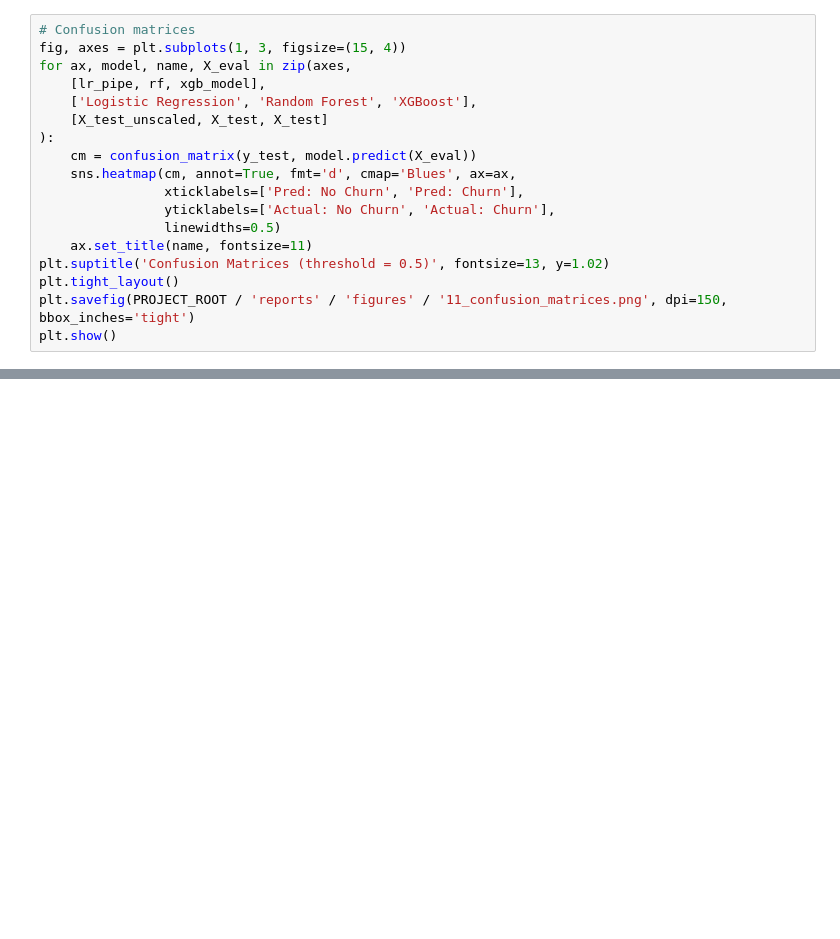
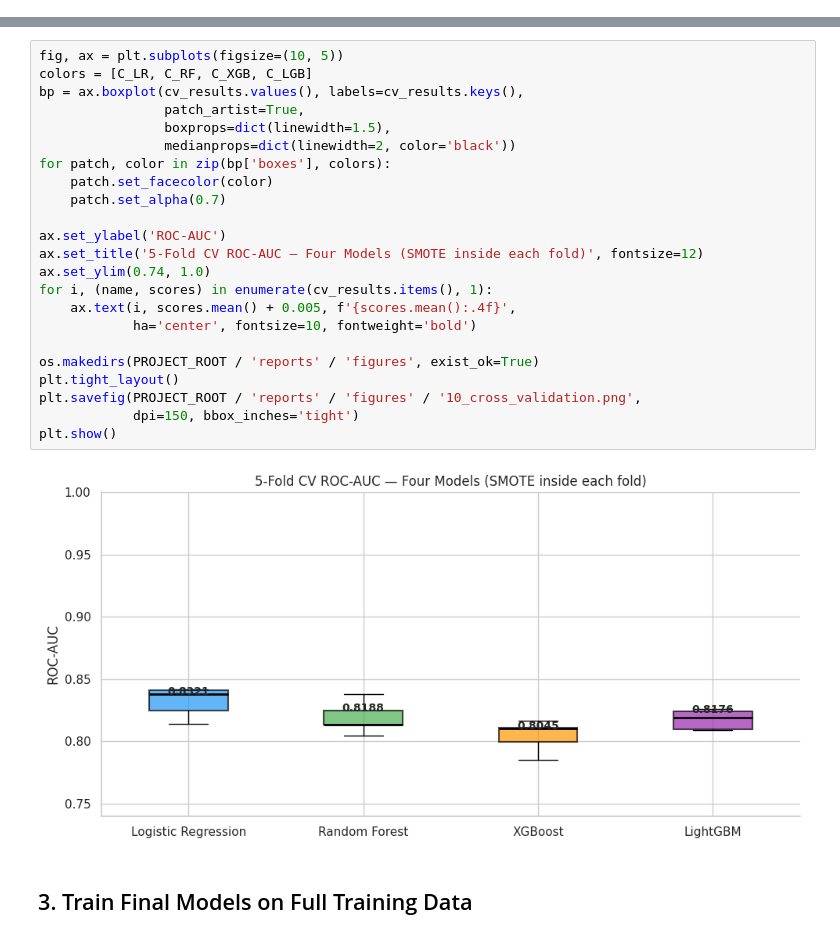
Before and after one commit to Radwan-RIMA/churnx, a Jupyter notebook: notebooks/02_Models_and_Evaluation.ipynb, the cells around one changed output, grey strips where cells are left out. Saved outputs shown, nothing was run; the diff lists cells and outputs as text; blank space fills up the shorter version.

```diff
--- a/notebooks/02_Models_and_Evaluation.ipynb
+++ b/notebooks/02_Models_and_Evaluation.ipynb
@@ -235,18 +0,0 @@ plt.show()
-# %%
-# Confusion matrices
-fig, axes = plt.subplots(1, 3, figsize=(15, 4))
-for ax, model, name, X_eval in zip(axes,
-    [lr_pipe, rf, xgb_model],
-    ['Logistic Regression', 'Random Forest', 'XGBoost'],
-    [X_test_unscaled, X_test, X_test]
-):
-    cm = confusion_matrix(y_test, model.predict(X_eval))
-    sns.heatmap(cm, annot=True, fmt='d', cmap='Blues', ax=ax,
-                xticklabels=['Pred: No Churn', 'Pred: Churn'],
-                yticklabels=['Actual: No Churn', 'Actual: Churn'],
-                linewidths=0.5)
-    ax.set_title(name, fontsize=11)
-plt.suptitle('Confusion Matrices (threshold = 0.5)', fontsize=13, y=1.02)
-plt.tight_layout()
-plt.savefig(PROJECT_ROOT / 'reports' / 'figures' / '11_confusion_matrices.png', dpi=150, bbox_inches='tight')
-plt.show()
@@ -607,0 +216,27 @@ in exchange for a modest recall gap at the cost-optimal threshold.
+# %%
+fig, ax = plt.subplots(figsize=(10, 5))
+colors = [C_LR, C_RF, C_XGB, C_LGB]
+bp = ax.boxplot(cv_results.values(), labels=cv_results.keys(),
+                patch_artist=True,
+                boxprops=dict(linewidth=1.5),
+                medianprops=dict(linewidth=2, color='black'))
+for patch, color in zip(bp['boxes'], colors):
+    patch.set_facecolor(color)
+    patch.set_alpha(0.7)
+
+ax.set_ylabel('ROC-AUC')
+ax.set_title('5-Fold CV ROC-AUC — Four Models (SMOTE inside each fold)', fontsize=12)
+ax.set_ylim(0.74, 1.0)
+for i, (name, scores) in enumerate(cv_results.items(), 1):
+    ax.text(i, scores.mean() + 0.005, f'{scores.mean():.4f}',
+            ha='center', fontsize=10, fontweight='bold')
+
+os.makedirs(PROJECT_ROOT / 'reports' / 'figures', exist_ok=True)
+plt.tight_layout()
+plt.savefig(PROJECT_ROOT / 'reports' / 'figures' / '10_cross_validation.png',
+            dpi=150, bbox_inches='tight')
+plt.show()
+# %% [output]
+[figure, added]
+# %% [markdown]
+## 3. Train Final Models on Full Training Data
```
Also changed, not shown: parts of 64 cells of this notebook, 42 other files.
